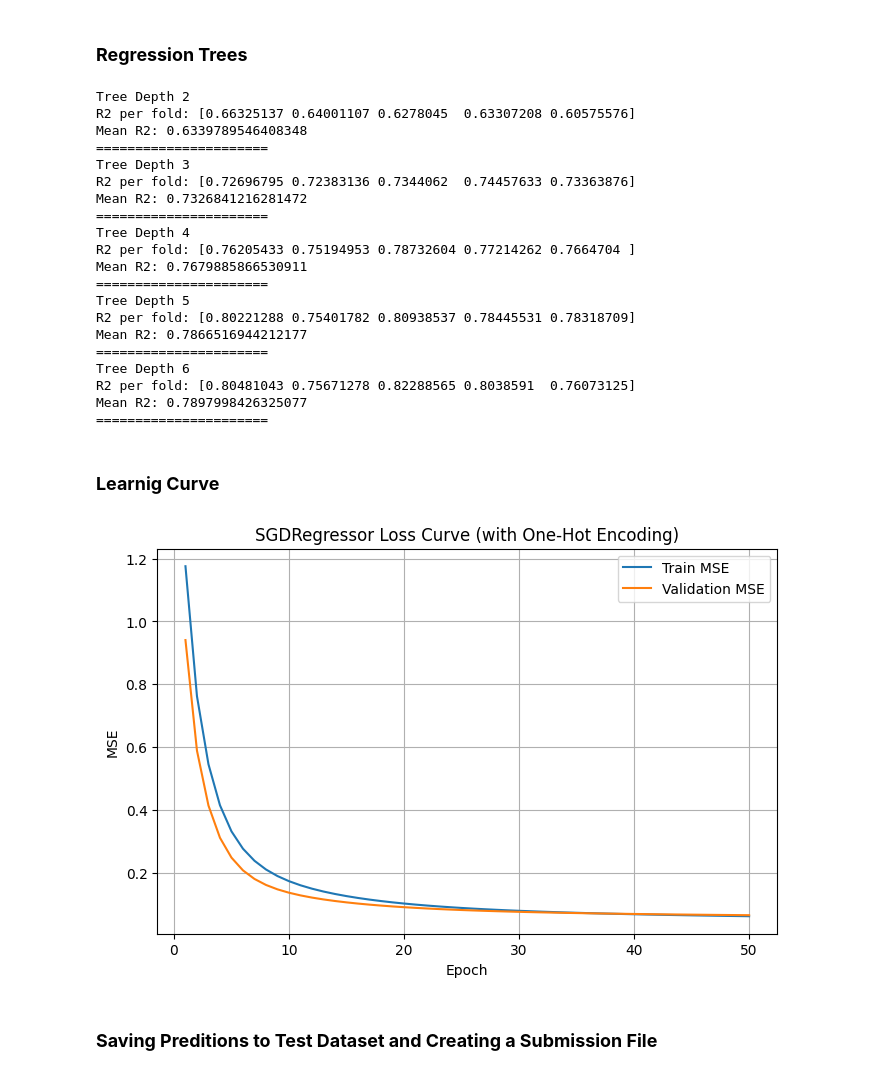
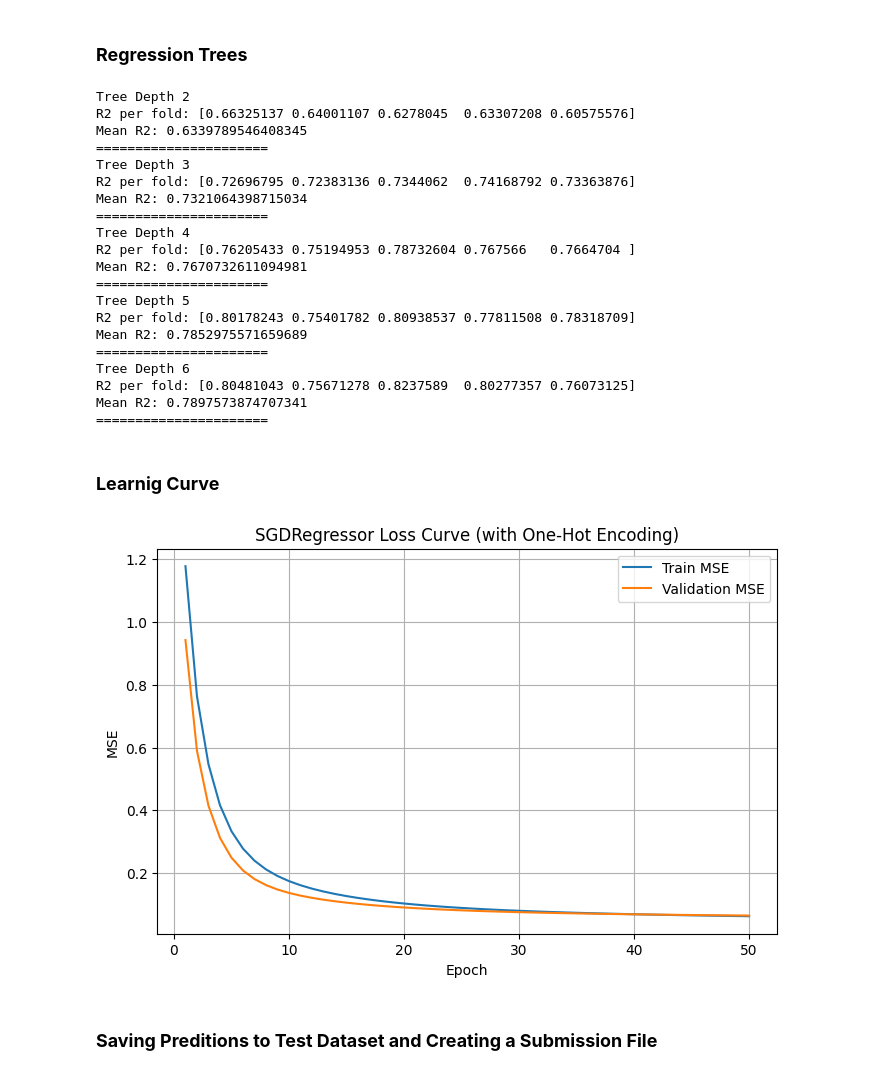
Before and after one commit to ammarelghamry16/ML-projects, a Jupyter notebook: laptop_price_ml.ipynb, the cells around one changed output. Saved outputs shown, nothing was run; the diff lists cells and outputs as text; code cells hidden in the pictures.

```diff
--- a/laptop_price_ml.ipynb
+++ b/laptop_price_ml.ipynb
@@ -1141,7 +1141,7 @@ for d in depths:
 
     preprocess = ColumnTransformer(
         transformers=[
-            ("num", "passthrough", numeric_features),
+            ("num", StandardScaler(), numeric_features),
             ("cat", OneHotEncoder(handle_unknown='ignore'), categorical_features)
         ]
     )
@@ -1162,23 +1162,23 @@ for d in depths:
 # %% [output]
 Tree Depth 2
 R2 per fold: [0.66325137 0.64001107 0.6278045  0.63307208 0.60575576]
-Mean R2: 0.6339789546408348
+Mean R2: 0.6339789546408345
 ======================
 Tree Depth 3
-R2 per fold: [0.72696795 0.72383136 0.7344062  0.74457633 0.73363876]
-Mean R2: 0.7326841216281472
+R2 per fold: [0.72696795 0.72383136 0.7344062  0.74168792 0.73363876]
+Mean R2: 0.7321064398715034
 ======================
 Tree Depth 4
-R2 per fold: [0.76205433 0.75194953 0.78732604 0.77214262 0.7664704 ]
-Mean R2: 0.7679885866530911
+R2 per fold: [0.76205433 0.75194953 0.78732604 0.767566   0.7664704 ]
+Mean R2: 0.7670732611094981
 ======================
 Tree Depth 5
-R2 per fold: [0.80221288 0.75401782 0.80938537 0.78445531 0.78318709]
-Mean R2: 0.7866516944212177
+R2 per fold: [0.80178243 0.75401782 0.80938537 0.77811508 0.78318709]
+Mean R2: 0.7852975571659689
 ======================
 Tree Depth 6
-R2 per fold: [0.80481043 0.75671278 0.82288565 0.8038591  0.76073125]
-Mean R2: 0.7897998426325077
+R2 per fold: [0.80481043 0.75671278 0.8237589  0.80277357 0.76073125]
+Mean R2: 0.7897573874707341
 ======================
 # %% [markdown]
 ### **Learnig Curve**
@@ -1219,41 +1219,41 @@ model = Pipeline([
     ("sgd", SGDRegressor(
         loss="squared_error",
         penalty="l2",
-        alpha=1e-4,
+        alpha=1e-3,
         learning_rate="invscaling",
         eta0=0.01,
         power_t=0.25,
         max_iter=1,
         tol=None,
         random_state=42,
         warm_start=True,
         fit_intercept=True,
         average=False
     ))
 ])
 
 train_mse, val_mse = [], []
 
 for epoch in range(1, epochs + 1):
     model.fit(X_train, y_train)
 
     train_pred = model.predict(X_train)
     val_pred = model.predict(X_val)
 
     train_mse.append(mean_squared_error(y_train, train_pred))
     val_mse.append(mean_squared_error(y_val, val_pred))
 
 plt.figure(figsize=(8,5))
 plt.plot(range(1, epochs+1), train_mse, label="Train MSE")
 plt.plot(range(1, epochs+1), val_mse, label="Validation MSE")
 plt.xlabel("Epoch")
 plt.ylabel("MSE")
 plt.title("SGDRegressor Loss Curve (with One-Hot Encoding)")
 plt.grid(True)
 plt.legend()
 plt.show()
 # %% [output]
-[figure, old version]
+[figure, new version]
 # %% [markdown]
 ### **Saving Preditions to Test Dataset and Creating a Submission File**
 # %%
```
Also changed, not shown: parts of 8 cells of this notebook.
